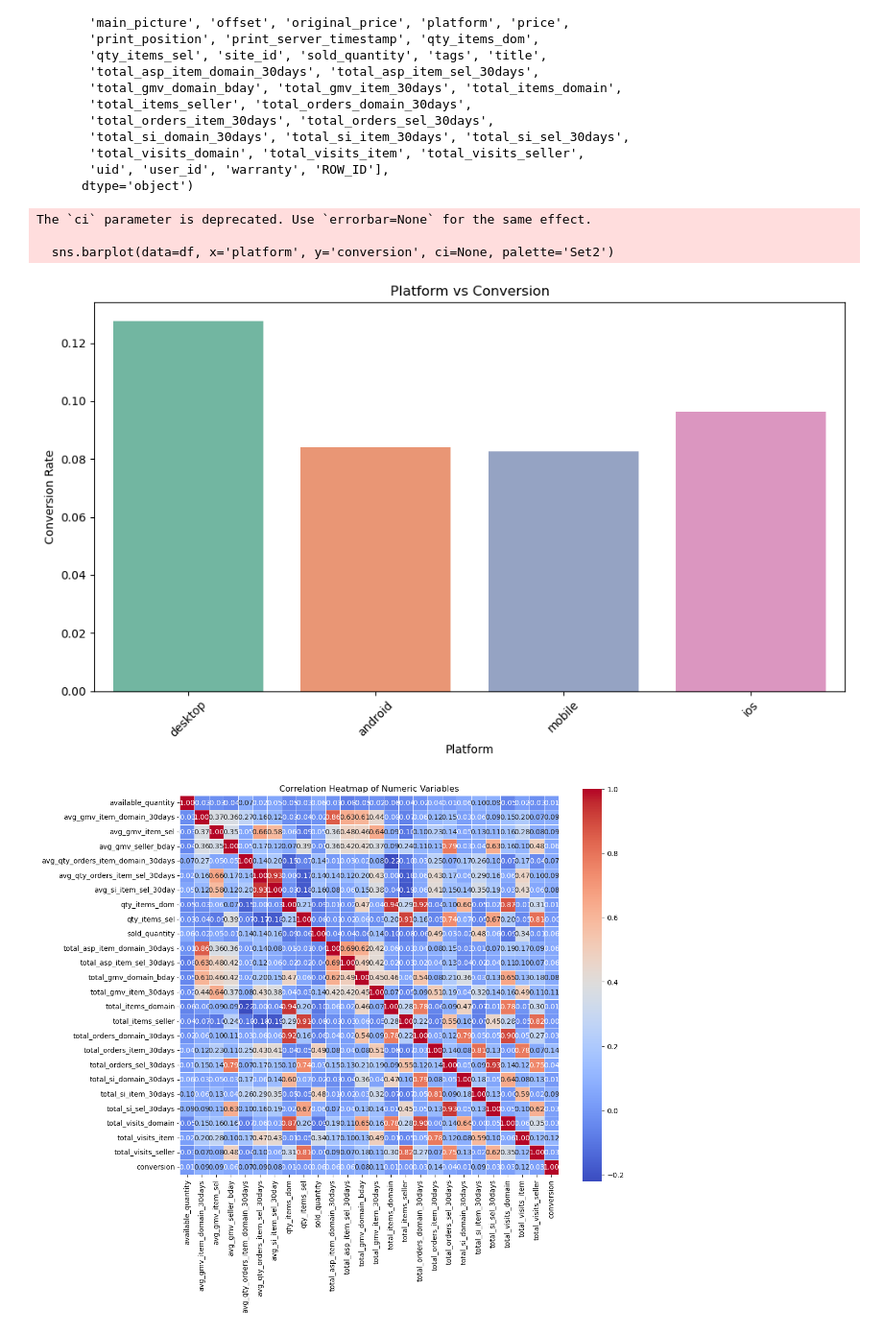
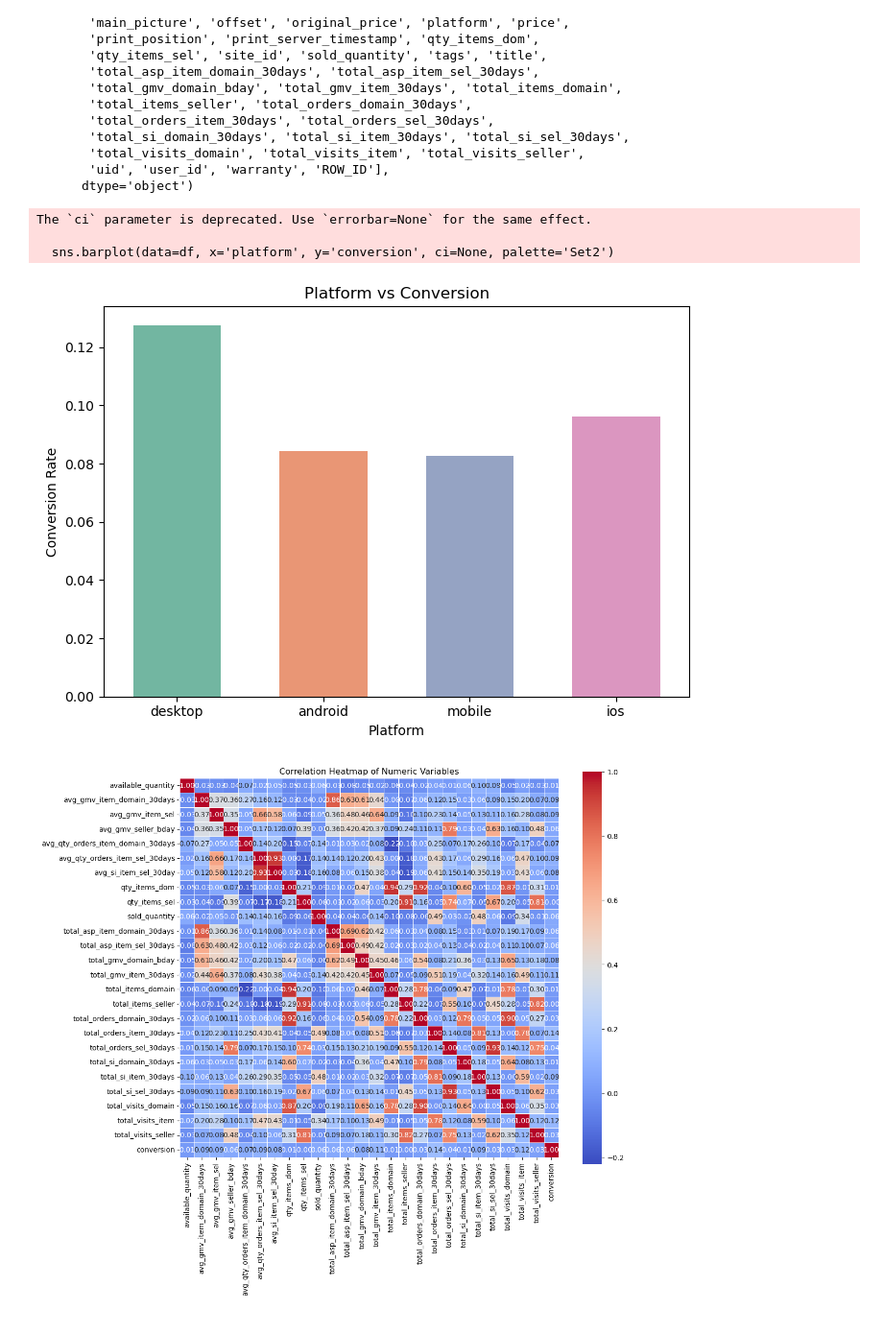
Before and after one commit to gaston-lm/TDVI_tp2_retailer_churn, a Jupyter notebook: analisis.ipynb, the cells around one changed output. Shown at 96% size. Drawn from its saved outputs; the diff is of its cells as text; code cells hidden in the pictures.

```diff
--- a/analisis.ipynb
+++ b/analisis.ipynb
@@ -29,19 +29,27 @@ Index(['accepts_mercadopago', 'available_quantity',
 # %%
 df['platform'] = df['platform'].str.split('/').str[2]
 # %%
-plt.figure(figsize=(10, 6))
+plt.figure(figsize=(7, 5))
 sns.barplot(data=df, x='platform', y='conversion', ci=None, palette='Set2')
+
 plt.title('Platform vs Conversion')
 plt.xlabel('Platform')
 plt.ylabel('Conversion Rate')
-plt.xticks(rotation=45)  # Rotate x-axis labels for better readability
+
+bar_width = 0.6
+for bar in plt.gca().patches:
+    x = bar.get_x() + (bar.get_width() - bar_width) / 2
+    bar.set_x(x)
+    bar.set_width(bar_width)
+
+plt.xticks(rotation=0)
 plt.tight_layout()
 plt.show()
 # %% [output]
 The `ci` parameter is deprecated. Use `errorbar=None` for the same effect.
 
   sns.barplot(data=df, x='platform', y='conversion', ci=None, palette='Set2')
-[figure, old version]
+[figure, new version]
 # %%
 numeric_columns = ['available_quantity', 'avg_gmv_item_domain_30days', 'avg_gmv_item_sel', 'avg_gmv_seller_bday',
                    'avg_qty_orders_item_domain_30days', 'avg_qty_orders_item_sel_30days', 'avg_si_item_sel_30day',
```
Also changed, not shown: parts of 2 cells of this notebook, 4 other files.
